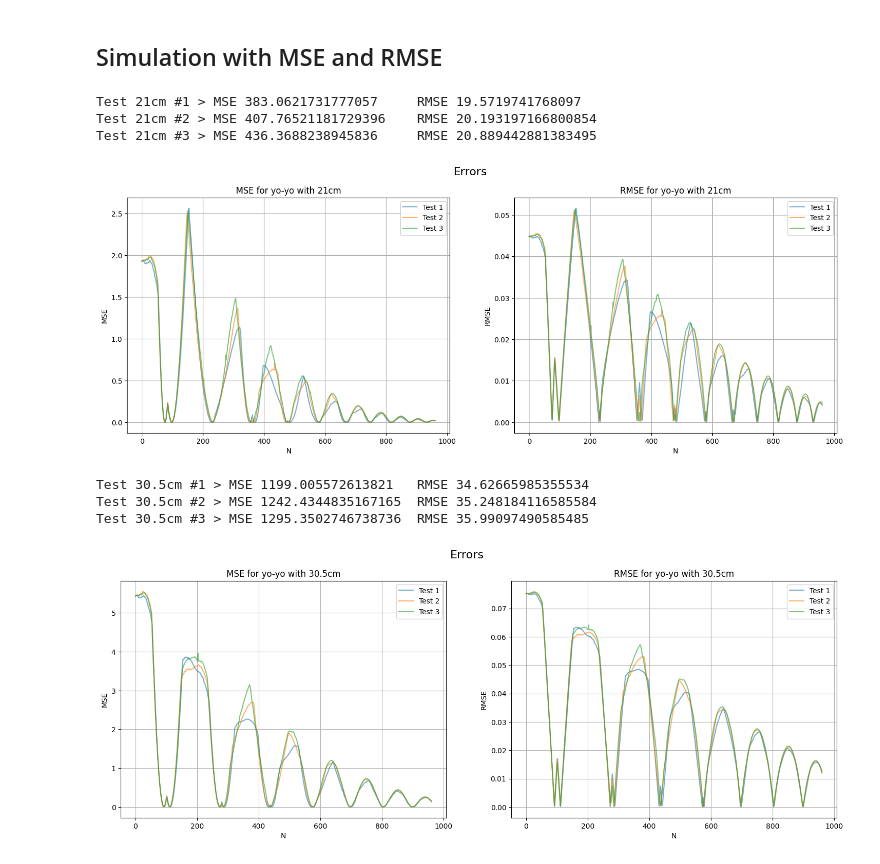
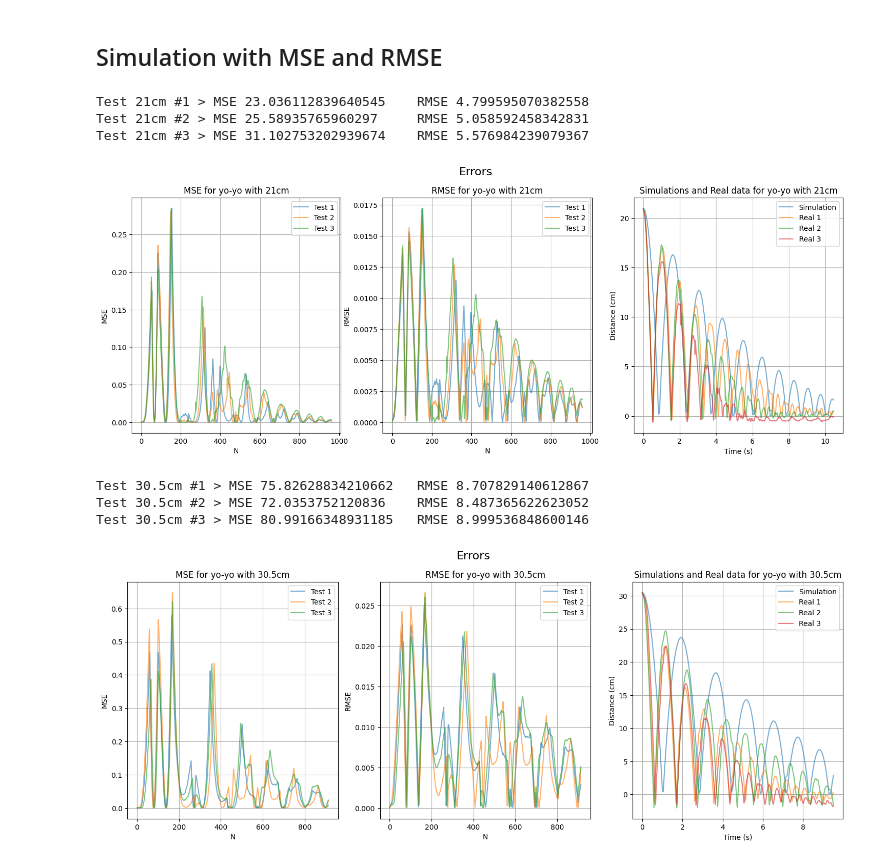
Before and after one commit to Slauva/Theoretical-Mechanics, a Jupyter notebook: research02/simulation.ipynb, the cells around one changed output. Cells and saved outputs as stored; diff of their text form; code cells hidden in the pictures.

```diff
--- a/research02/simulation.ipynb
+++ b/research02/simulation.ipynb
@@ -301,19 +301,29 @@ plt.show()
 from sklearn.metrics import mean_squared_error
 
 
-def plot_sim_error(length: int):
-    grid = plt.GridSpec(1, 2, wspace=0.2, hspace=0.5)
+def plot_sim_error(length: int, k=0):
+    grid = plt.GridSpec(1, 3, wspace=0.2, hspace=0.5)
     fig = plt.figure(figsize=(18, 6))
     fig.suptitle("Errors", fontsize=16)
 
     t_axis, x_sim_axis = simulation2(length)
-    n = np.min([len(real[i]) for i in range(3)])
+    n = np.min([len(real[i]) for i in range(k, 3+k)])
 
-    x_real = np.array([np.max(real[i]) - real[i][:n] for i in range(3)])
-    x_sim = x_sim_axis.T[:n, 0]
+    x_real = np.array([length - np.array(real[i][:n]) for i in range(k, 3+k)])
+    x_sim = x_sim_axis.T[:n, 0] * R
 
     ax_mse = plt.subplot(grid[:, 0], title=f"MSE for yo-yo with {length}cm")
     ax_rmse = plt.subplot(grid[:, 1], title=f"RMSE for yo-yo with {length}cm")
+    ax_plt = plt.subplot(grid[:, 2], title=f"Simulations and Real data for yo-yo with {length}cm")
+
+    ax_plt.plot(t_axis[:n], x_sim, alpha=0.6)
+    for i in range(3):
+        ax_plt.plot(t_axis[:n], x_real[i], alpha=0.6)
+
+    ax_plt.set_xlabel("Time (s)")
+    ax_plt.set_ylabel("Distance (cm)")
+    ax_plt.grid()
+    ax_plt.legend(["Simulation", "Real 1", "Real 2", "Real 3"])
 
     for i in range(3):
         err = mean_squared_error(x_real[i], x_sim)
@@ -334,17 +344,17 @@ def plot_sim_error(length: int):
     ax_rmse.grid()
     ax_rmse.legend()
 
-    # plt.savefig(f"out/mse-{length}.jpg", format="jpeg")
+    plt.savefig(f"out/mse-{length}.jpg", format="jpeg")
     plt.show()
 # %%
 plot_sim_error(L_21)
-plot_sim_error(L_30)
+plot_sim_error(L_30, k=3)
 # %% [output]
-Test 21cm #1 > MSE 383.0621731777057     RMSE 19.5719741768097
-Test 21cm #2 > MSE 407.76521181729396    RMSE 20.193197166800854
-Test 21cm #3 > MSE 436.3688238945836     RMSE 20.889442881383495
+Test 21cm #1 > MSE 23.036112839640545    RMSE 4.799595070382558
+Test 21cm #2 > MSE 25.58935765960297     RMSE 5.058592458342831
+Test 21cm #3 > MSE 31.102753202939674    RMSE 5.576984239079367
-[figure, old version]
+[figure, new version]
-Test 30.5cm #1 > MSE 1199.005572613821   RMSE 34.62665985355534
-Test 30.5cm #2 > MSE 1242.4344835167165  RMSE 35.248184116585584
-Test 30.5cm #3 > MSE 1295.3502746738736  RMSE 35.99097490585485
+Test 30.5cm #1 > MSE 75.82628834210662   RMSE 8.707829140612867
+Test 30.5cm #2 > MSE 72.0353752120836    RMSE 8.487365622623052
+Test 30.5cm #3 > MSE 80.99166348931185   RMSE 8.999536848600146
-[figure, old version]
+[figure, new version]
```
Also changed, not shown: 2 other files.
